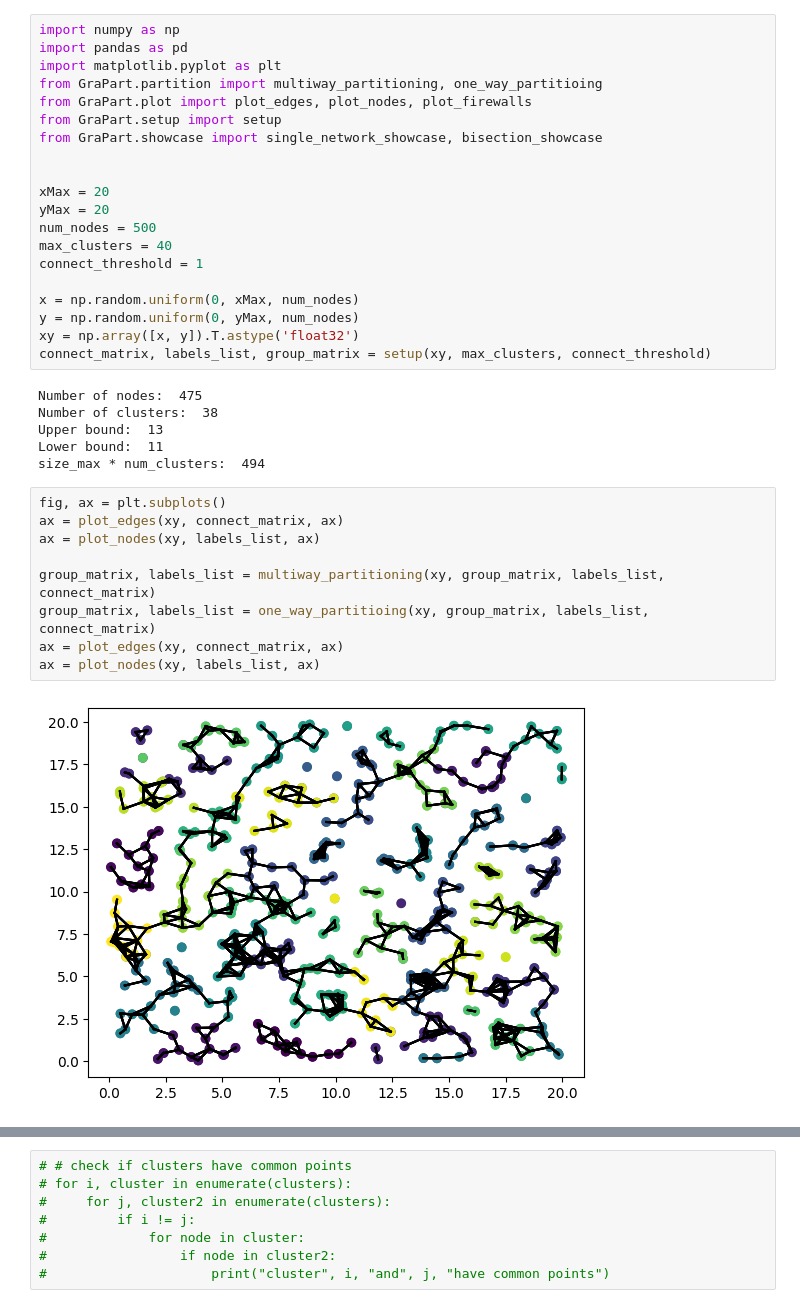
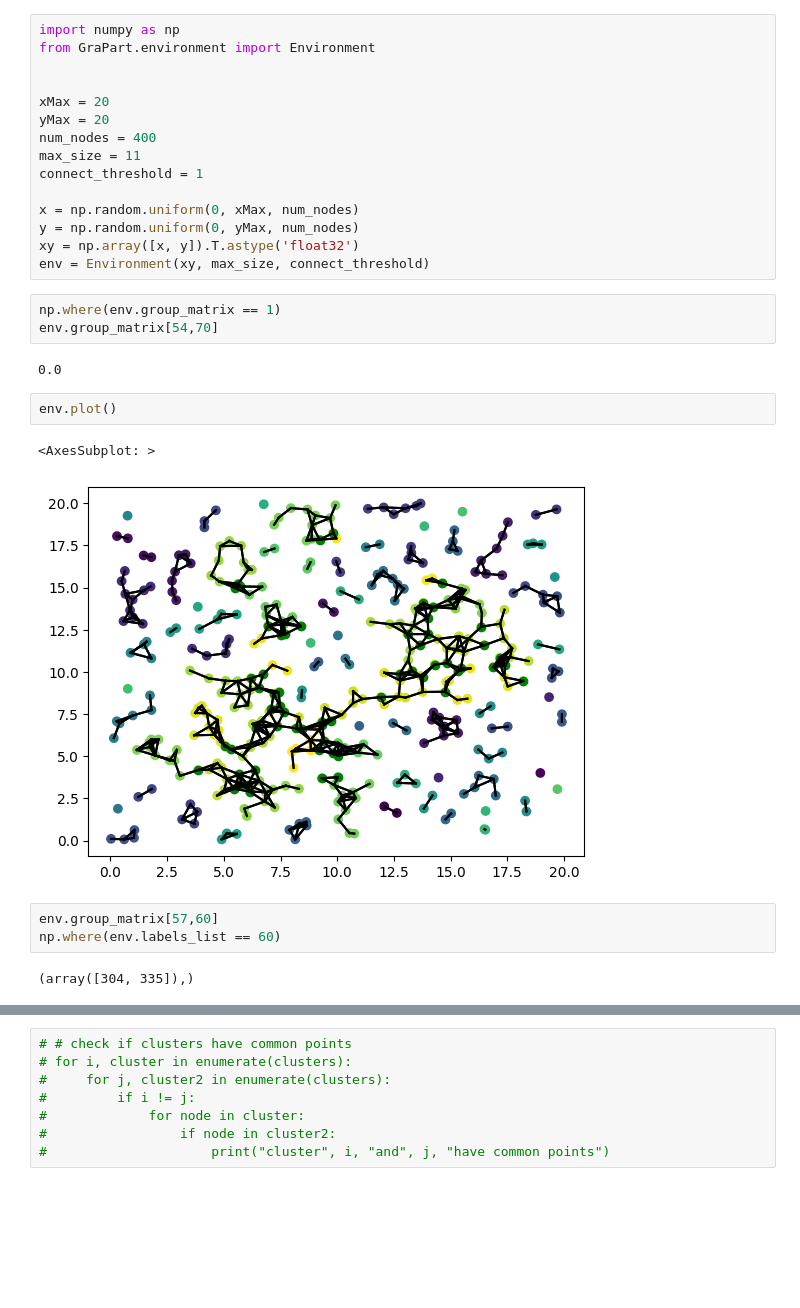
Before and after one commit to Wa-lead/optimal_firewalls_placement, a Jupyter notebook: tey.ipynb, the cells around one changed output, grey strips where cells are left out. Drawn from its saved outputs; the diff is of its cells as text; blank space fills up the shorter version.

```diff
--- a/tey.ipynb
+++ b/tey.ipynb
@@ -1,37 +1,30 @@
 # %%
 import numpy as np
-import pandas as pd
-import matplotlib.pyplot as plt
-from GraPart.partition import multiway_partitioning, one_way_partitioing
-from GraPart.plot import plot_edges, plot_nodes, plot_firewalls
-from GraPart.setup import setup
-from GraPart.showcase import single_network_showcase, bisection_showcase
+from GraPart.environment import Environment
 
 
 xMax = 20
 yMax = 20
-num_nodes = 500
-max_clusters = 40
+num_nodes = 400
+max_size = 11
 connect_threshold = 1
 
 x = np.random.uniform(0, xMax, num_nodes)
 y = np.random.uniform(0, yMax, num_nodes)
 xy = np.array([x, y]).T.astype('float32')
-connect_matrix, labels_list, group_matrix = setup(xy, max_clusters, connect_threshold)
+env = Environment(xy, max_size, connect_threshold)
-# %% [output]
-Number of nodes:  475
-Number of clusters:  38
-Upper bound:  13
-Lower bound:  11
-size_max * num_clusters:  494
-# %%
-fig, ax = plt.subplots()
-ax = plot_edges(xy, connect_matrix, ax)
-ax = plot_nodes(xy, labels_list, ax)
-
-group_matrix, labels_list = multiway_partitioning(xy, group_matrix, labels_list, connect_matrix)
-group_matrix, labels_list = one_way_partitioing(xy, group_matrix, labels_list, connect_matrix)
-ax = plot_edges(xy, connect_matrix, ax)
-ax = plot_nodes(xy, labels_list, ax)
-# %% [output]
-[figure, removed]
+# %%
+np.where(env.group_matrix == 1)
+env.group_matrix[54,70]
+# %% [output]
+0.0
+# %%
+env.plot()
+# %% [output]
+<AxesSubplot: >
+[figure, added]
+# %%
+env.group_matrix[57,60]
+np.where(env.labels_list == 60)
+# %% [output]
+(array([304, 335]),)
```
Also changed, not shown: parts of 8 cells of this notebook, 14 other files.
